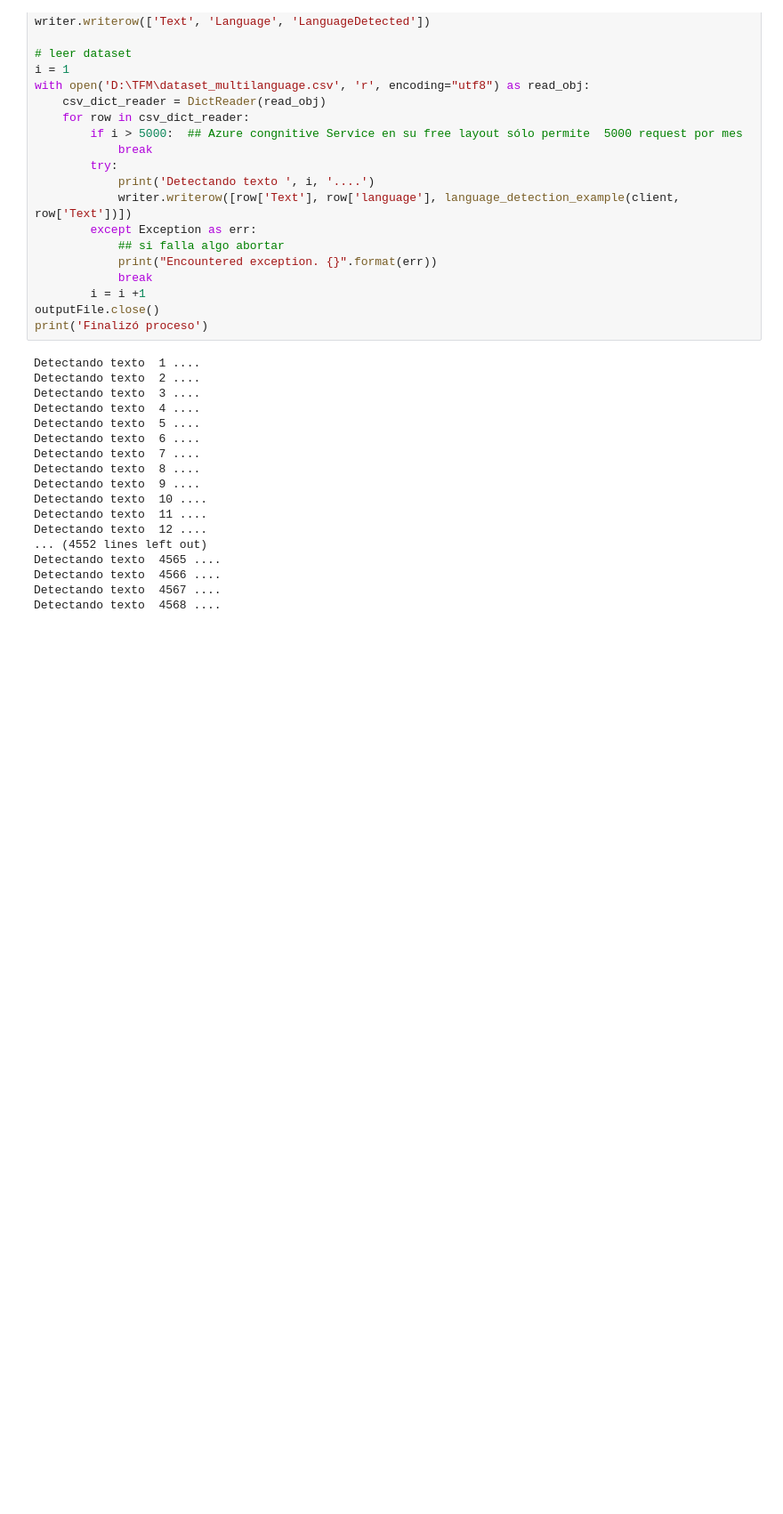
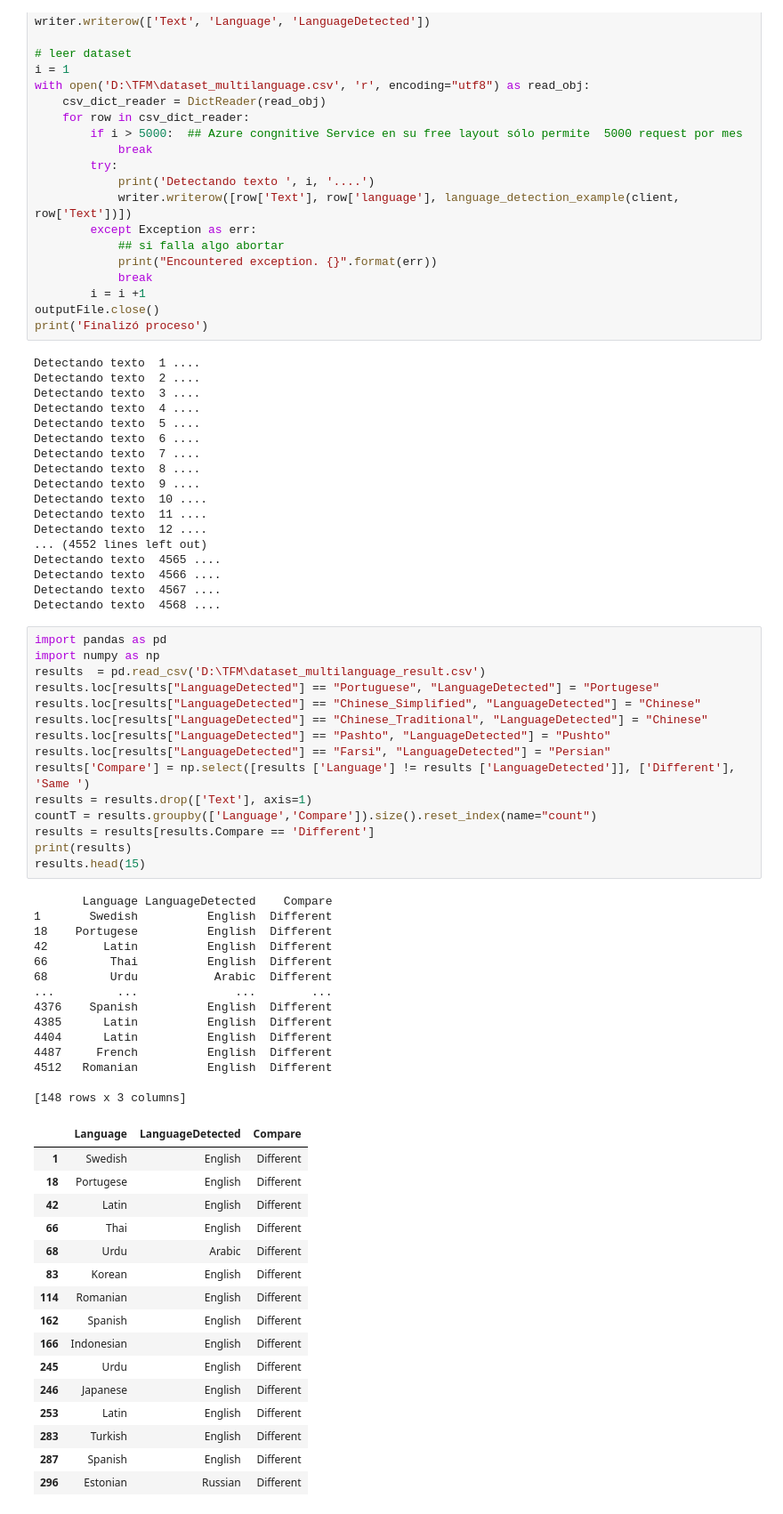
Before and after one commit to celopez74/LanguageDetectionAzureCognitiveServices, a Jupyter notebook: AzureCognitiveServicesConsuming.ipynb, the cells around one changed output. Shown: that part at 89% size. Cells and saved outputs as stored; diff of their text form; blank space fills up the shorter version.

```diff
--- a/AzureCognitiveServicesConsuming.ipynb
+++ b/AzureCognitiveServicesConsuming.ipynb
@@ -84,3 +84,49 @@ Detectando texto  4565 ....
 Detectando texto  4566 ....
 Detectando texto  4567 ....
 Detectando texto  4568 ....
+# %%
+import pandas as pd
+import numpy as np
+results  = pd.read_csv('D:\TFM\dataset_multilanguage_result.csv')
+results.loc[results["LanguageDetected"] == "Portuguese", "LanguageDetected"] = "Portugese"
+results.loc[results["LanguageDetected"] == "Chinese_Simplified", "LanguageDetected"] = "Chinese"
+results.loc[results["LanguageDetected"] == "Chinese_Traditional", "LanguageDetected"] = "Chinese"
+results.loc[results["LanguageDetected"] == "Pashto", "LanguageDetected"] = "Pushto"
+results.loc[results["LanguageDetected"] == "Farsi", "LanguageDetected"] = "Persian"
+results['Compare'] = np.select([results ['Language'] != results ['LanguageDetected']], ['Different'], 'Same ')
+results = results.drop(['Text'], axis=1)
+countT = results.groupby(['Language','Compare']).size().reset_index(name="count")
+results = results[results.Compare == 'Different']
+print(results)
+results.head(15)
+# %% [output]
+       Language LanguageDetected    Compare
+1       Swedish          English  Different
+18    Portugese          English  Different
+42        Latin          English  Different
+66         Thai          English  Different
+68         Urdu           Arabic  Different
+...         ...              ...        ...
+4376    Spanish          English  Different
+4385      Latin          English  Different
+4404      Latin          English  Different
+4487     French          English  Different
+4512   Romanian          English  Different
+
+[148 rows x 3 columns]
+|  | Language | LanguageDetected | Compare |
+| 1 | Swedish | English | Different |
+| 18 | Portugese | English | Different |
+| 42 | Latin | English | Different |
+| 66 | Thai | English | Different |
+| 68 | Urdu | Arabic | Different |
+| 83 | Korean | English | Different |
+| 114 | Romanian | English | Different |
+| 162 | Spanish | English | Different |
+| 166 | Indonesian | English | Different |
+| 245 | Urdu | English | Different |
+| 246 | Japanese | English | Different |
+| 253 | Latin | English | Different |
+| 283 | Turkish | English | Different |
+| 287 | Spanish | English | Different |
+| 296 | Estonian | Russian | Different |
```
Also changed, not shown: parts of 2 cells of this notebook.
